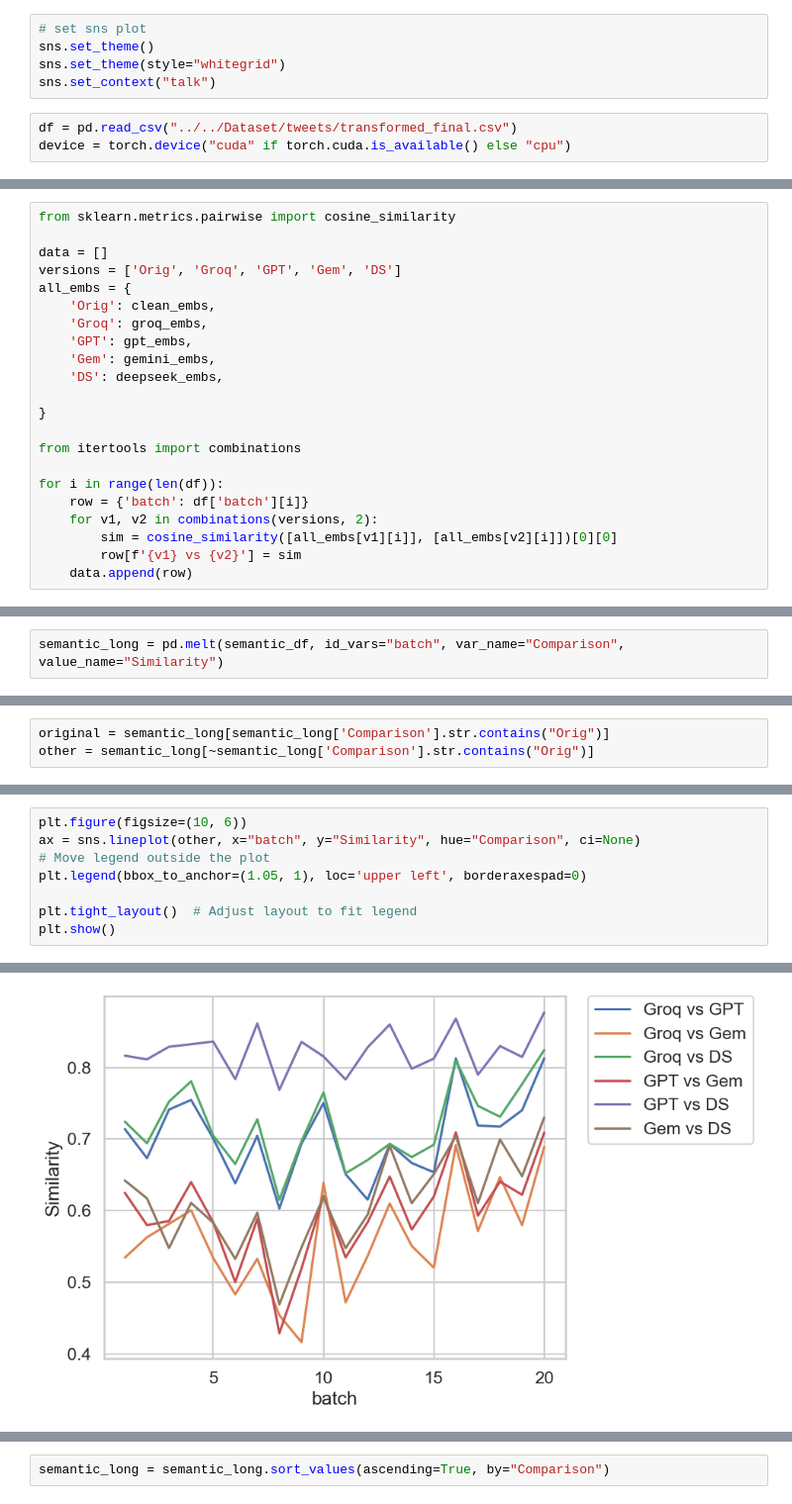
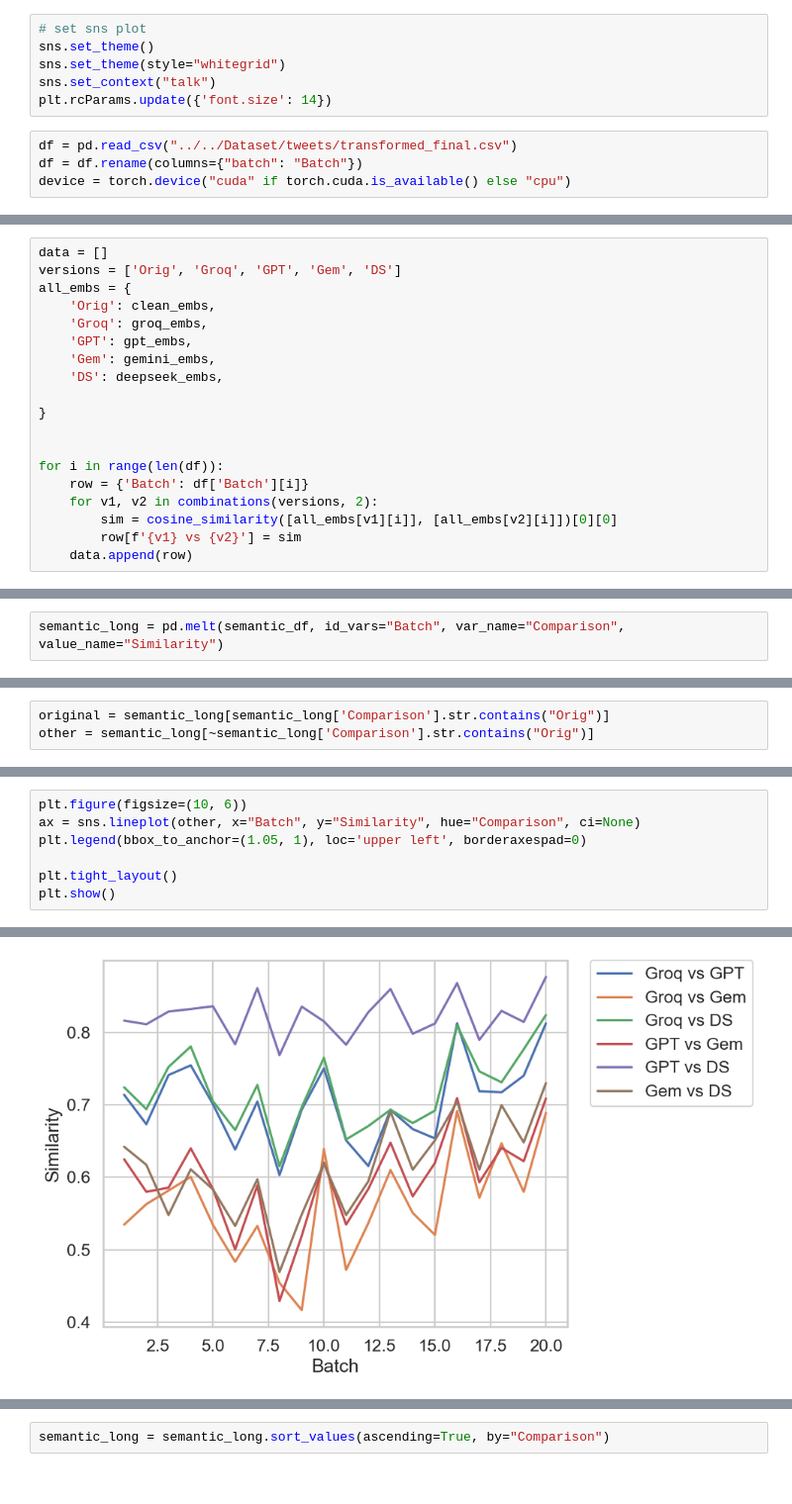
Before and after one commit to pinglainstitute/LLM-reviewtransformation, a Jupyter notebook: Notebooks/Twitter/semantic.ipynb, the cells around one changed output, grey strips where cells are left out. Shown at 99% size. Cells and saved outputs as stored; diff of their text form.

```diff
--- a/Notebooks/Twitter/semantic.ipynb
+++ b/Notebooks/Twitter/semantic.ipynb
@@ -61,7 +128,9 @@ import numpy as np
 sns.set_theme()
 sns.set_theme(style="whitegrid")
 sns.set_context("talk")
+plt.rcParams.update({'font.size': 14})
 # %%
 df = pd.read_csv("../../Dataset/tweets/transformed_final.csv")
+df = df.rename(columns={"batch": "Batch"})
 device = torch.device("cuda" if torch.cuda.is_available() else "cpu")
 # %%
@@ -75,6 +152,4 @@ deepseek_embs = model.encode(df['transformed_tweets_deepseek'].tolist())
 # %%
-from sklearn.metrics.pairwise import cosine_similarity
-
 data = []
 versions = ['Orig', 'Groq', 'GPT', 'Gem', 'DS']
 all_embs = {
@@ -86,10 +161,9 @@ all_embs = {
 
 }
 
-from itertools import combinations
 
 for i in range(len(df)):
-    row = {'batch': df['batch'][i]}
+    row = {'Batch': df['Batch'][i]}
     for v1, v2 in combinations(versions, 2):
         sim = cosine_similarity([all_embs[v1][i]], [all_embs[v2][i]])[0][0]
         row[f'{v1} vs {v2}'] = sim
@@ -138,7 +228,7 @@ grouped.reset_index()
 | 19 | 20 | 0.628611 | 0.115802 | 0.712777 | 0.151347 | 0.710174 | 0.113221 | 0.709090 | 0.122643 | ... |
 20 rows × 21 columns
 # %%
-semantic_long = pd.melt(semantic_df, id_vars="batch", var_name="Comparison", value_name="Similarity")
+semantic_long = pd.melt(semantic_df, id_vars="Batch", var_name="Comparison", value_name="Similarity")
 # %%
 semantic_long
 # %% [output]
@@ -173,9 +260,8 @@ The `ci` parameter is deprecated. Use `errorbar=None` for the same effect.
 # %%
 plt.figure(figsize=(10, 6))
-ax = sns.lineplot(other, x="batch", y="Similarity", hue="Comparison", ci=None)
-# Move legend outside the plot
+ax = sns.lineplot(other, x="Batch", y="Similarity", hue="Comparison", ci=None)
 plt.legend(bbox_to_anchor=(1.05, 1), loc='upper left', borderaxespad=0)
 
-plt.tight_layout()  # Adjust layout to fit legend
+plt.tight_layout()
 plt.show()
 # %% [output]
@@ -185,4 +268,4 @@ The `ci` parameter is deprecated. Use `errorbar=None` for the same effect.
-[figure, old version]
+[figure, new version]
 # %%
 semantic_long
 # %% [output]
```
Also changed, not shown: parts of 13 cells of this notebook, 4 other files.
